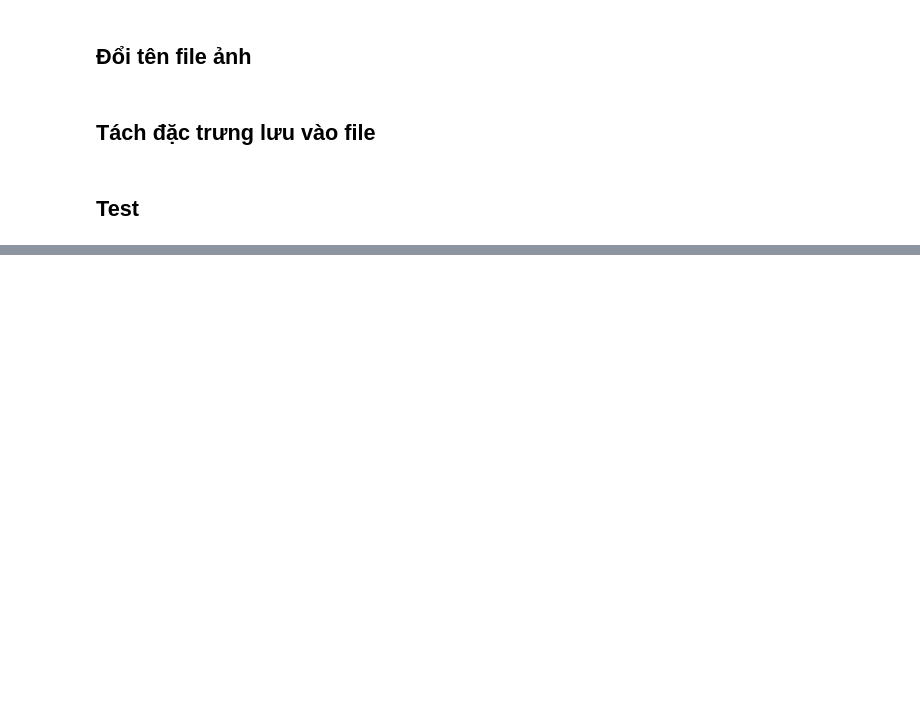
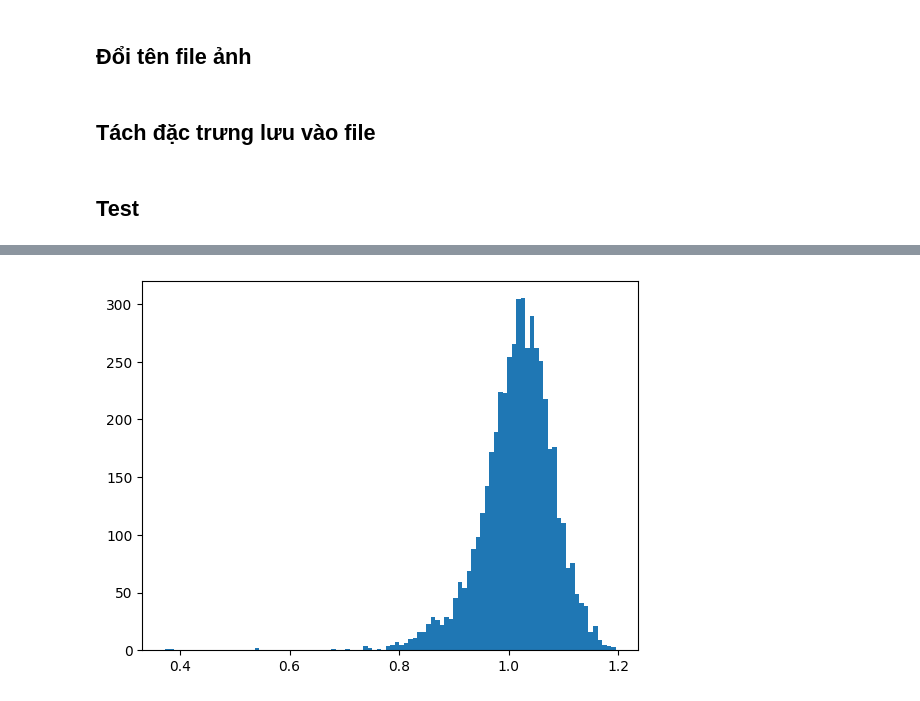
Before and after one commit to Khanhnvtb/Flower-classification-system, a Jupyter notebook: test.ipynb, the cells around one changed output, grey strips where cells are left out. Saved outputs shown, nothing was run; the diff lists cells and outputs as text; code cells hidden in the pictures; blank space fills up the shorter version.

```diff
--- a/test.ipynb
+++ b/test.ipynb
@@ -99,0 +141,7 @@ print(list_distance)
+# %%
+# trực quan phân bố color_distance
+import matplotlib.pyplot as plt
+plt.hist(hog_distance, bins=100)
+plt.show()
+# %% [output]
+[figure, added]
```
Also changed, not shown: parts of 14 cells of this notebook, 50 other files.
